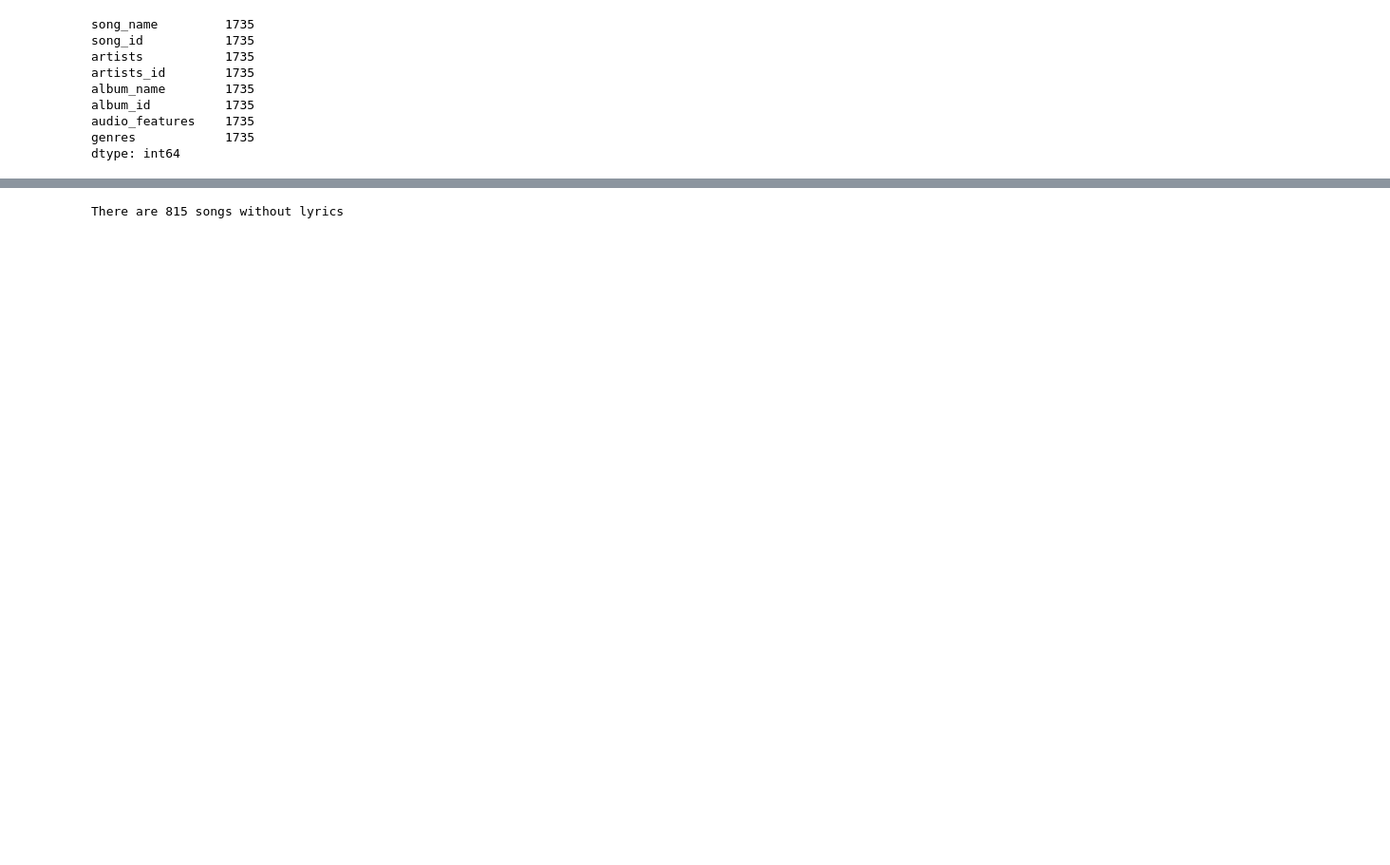
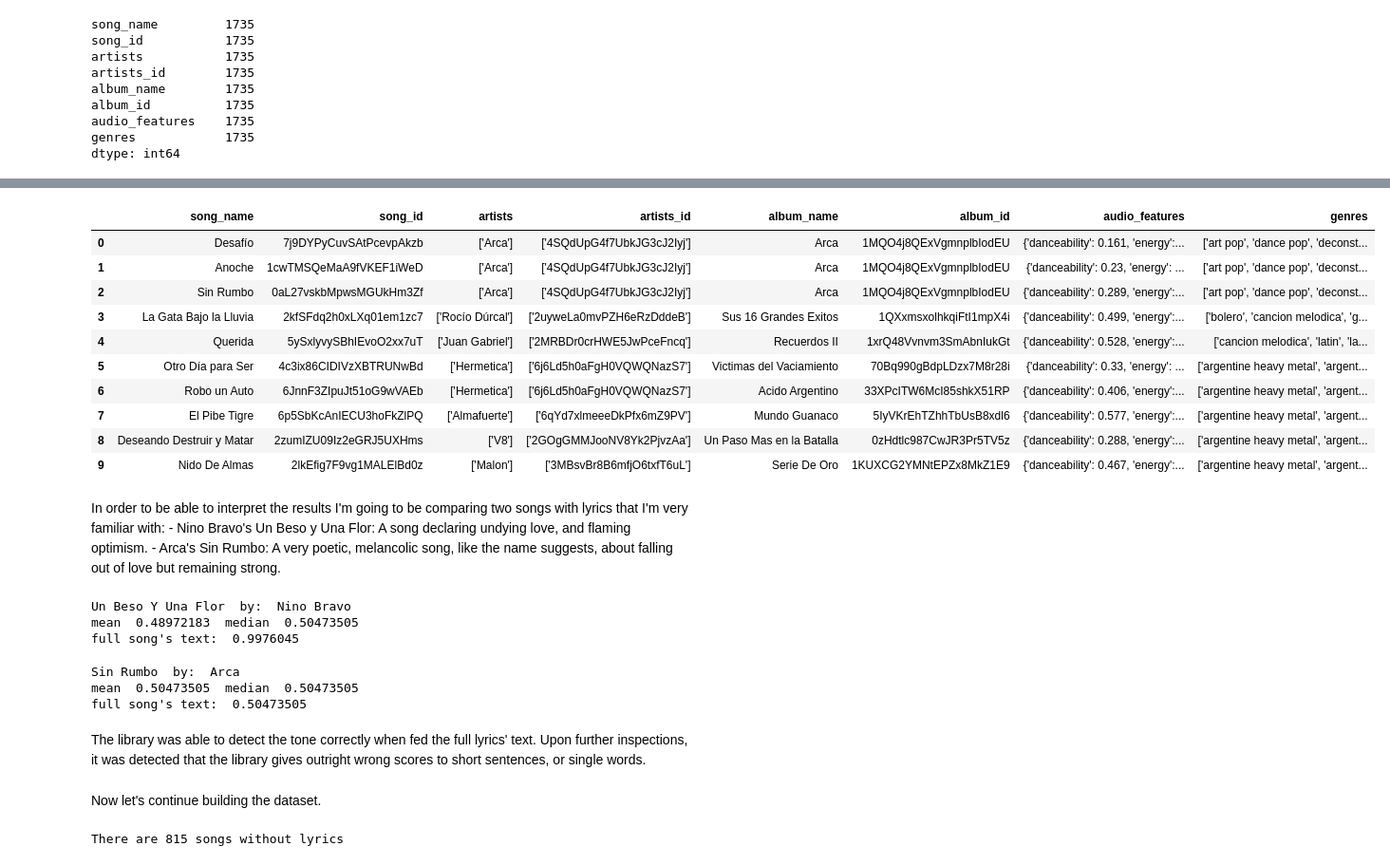
Before and after one commit to KarIvaDam/mentoria-diplodatos, a Jupyter notebook: dataset_creation.ipynb, the cells around one changed output, grey strips where cells are left out. Shown: that part at 95% size. Drawn from its saved outputs; the diff is of its cells as text; code cells hidden in the pictures; blank space fills up the shorter version.

```diff
--- a/dataset_creation.ipynb
+++ b/dataset_creation.ipynb
@@ -375,3 +368,37 @@ def compare_performance_mean_vs_median_vs_whole_song(songs_df):
+# %%
+songs_df.head(10)
+# %% [output]
+|  | song_name | song_id | artists | artists_id | album_name | album_id | audio_features | genres |
+| 0 | Desafío | 7j9DYPyCuvSAtPcevpAkzb | ['Arca'] | ['4SQdUpG4f7UbkJG3cJ2Iyj'] | Arca | 1MQO4j8QExVgmnplbIodEU | {'danceability': 0.161, 'energy':... | ['art pop', 'dance pop', 'deconst... |
+| 1 | Anoche | 1cwTMSQeMaA9fVKEF1iWeD | ['Arca'] | ['4SQdUpG4f7UbkJG3cJ2Iyj'] | Arca | 1MQO4j8QExVgmnplbIodEU | {'danceability': 0.23, 'energy': ... | ['art pop', 'dance pop', 'deconst... |
+| 2 | Sin Rumbo | 0aL27vskbMpwsMGUkHm3Zf | ['Arca'] | ['4SQdUpG4f7UbkJG3cJ2Iyj'] | Arca | 1MQO4j8QExVgmnplbIodEU | {'danceability': 0.289, 'energy':... | ['art pop', 'dance pop', 'deconst... |
+| 3 | La Gata Bajo la Lluvia | 2kfSFdq2h0xLXq01em1zc7 | ['Rocío Dúrcal'] | ['2uyweLa0mvPZH6eRzDddeB'] | Sus 16 Grandes Exitos | 1QXxmsxolhkqiFtI1mpX4i | {'danceability': 0.499, 'energy':... | ['bolero', 'cancion melodica', 'g... |
+| 4 | Querida | 5ySxlyvySBhIEvoO2xx7uT | ['Juan Gabriel'] | ['2MRBDr0crHWE5JwPceFncq'] | Recuerdos II | 1xrQ48Vvnvm3SmAbnIukGt | {'danceability': 0.528, 'energy':... | ['cancion melodica', 'latin', 'la... |
+| 5 | Otro Día para Ser | 4c3ix86CIDIVzXBTRUNwBd | ['Hermetica'] | ['6j6Ld5h0aFgH0VQWQNazS7'] | Victimas del Vaciamiento | 70Bq990gBdpLDzx7M8r28i | {'danceability': 0.33, 'energy': ... | ['argentine heavy metal', 'argent... |
+| 6 | Robo un Auto | 6JnnF3ZIpuJt51oG9wVAEb | ['Hermetica'] | ['6j6Ld5h0aFgH0VQWQNazS7'] | Acido Argentino | 33XPcITW6McI85shkX51RP | {'danceability': 0.406, 'energy':... | ['argentine heavy metal', 'argent... |
+| 7 | El Pibe Tigre | 6p5SbKcAnIECU3hoFkZlPQ | ['Almafuerte'] | ['6qYd7xlmeeeDkPfx6mZ9PV'] | Mundo Guanaco | 5IyVKrEhTZhhTbUsB8xdl6 | {'danceability': 0.577, 'energy':... | ['argentine heavy metal', 'argent... |
+| 8 | Deseando Destruir y Matar | 2zumIZU09Iz2eGRJ5UXHms | ['V8'] | ['2GOgGMMJooNV8Yk2PjvzAa'] | Un Paso Mas en la Batalla | 0zHdtlc987CwJR3Pr5TV5z | {'danceability': 0.288, 'energy':... | ['argentine heavy metal', 'argent... |
+| 9 | Nido De Almas | 2lkEfig7F9vg1MALElBd0z | ['Malon'] | ['3MBsvBr8B6mfjO6txfT6uL'] | Serie De Oro | 1KUXCG2YMNtEPZx8MkZ1E9 | {'danceability': 0.467, 'energy':... | ['argentine heavy metal', 'argent... |
+# %% [markdown]
+In order to be able to interpret the results I'm going to be comparing two songs with lyrics that I'm very familiar with:
+    - Nino Bravo's Un Beso y Una Flor: A song declaring undying love, and flaming optimism.
+    - Arca's Sin Rumbo: A very poetic, melancolic song, like the name suggests, about falling out of love but remaining strong.
+# %%
+compare_performance_mean_vs_median_vs_whole_song(artist_name="Nino Bravo",song_name="Un Beso Y Una Flor")
+# %% [output]
+Un Beso Y Una Flor  by:  Nino Bravo
+mean  0.48972183  median  0.50473505
+full song's text:  0.9976045
+# %%
+compare_performance_mean_vs_median_vs_whole_song(artist_name="Arca",song_name="Sin Rumbo")
+# %% [output]
+Sin Rumbo  by:  Arca
+mean  0.50473505  median  0.50473505
+full song's text:  0.50473505
+# %% [markdown]
+The library was able to detect the tone correctly when fed the full lyrics' text. Upon further inspections, it was detected that the library gives outright wrong scores to short sentences, or single words.
+# %% [markdown]
+Now let's continue building the dataset.
 # %%
 # aux methods
 def song_url_for_request(artist, song_title):
```
Also changed, not shown: parts of 23 cells of this notebook.
